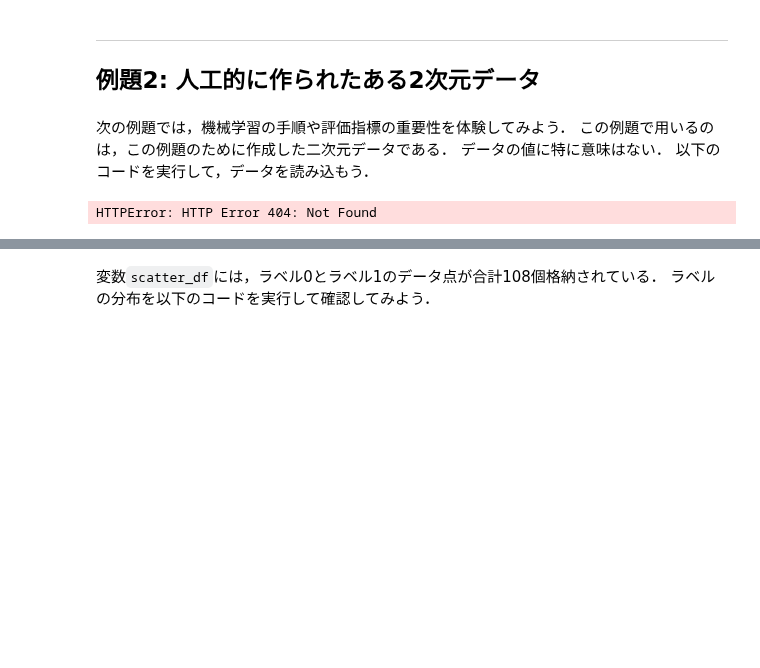
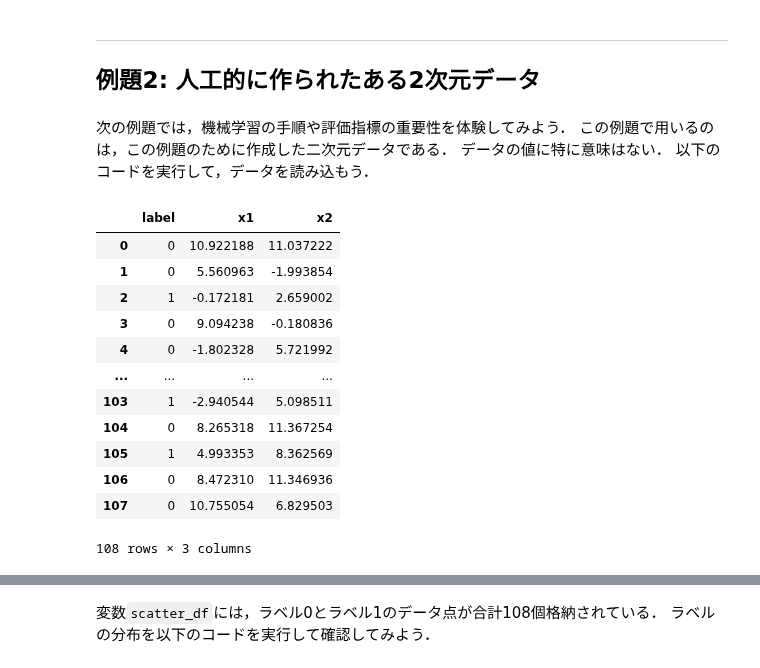
Before and after one commit to hontolab-courses/ml-lecturenote, a Jupyter notebook: content/knn-and-ml-flow.ipynb, the cells around one changed output, grey strips where cells are left out. Cells and saved outputs as stored; diff of their text form; code cells hidden in the pictures; blank space fills up the shorter version.

```diff
--- a/content/knn-and-ml-flow.ipynb
+++ b/content/knn-and-ml-flow.ipynb
@@ -255,11 +249,23 @@ for _ in range(3):
 データの値に特に意味はない．
 以下のコードを実行して，データを読み込もう．
 # %%
-url = "https://raw.githubusercontent.com/hontolab-courses/ml-lecturenote/main/data/imbalanced-data.tsv"
+url = "https://raw.githubusercontent.com/hontolab-courses/ml-lecturenote/refs/heads/main/content/data/imbalanced-data.tsv"
 scatter_df = pd.read_table(url, header=0, sep='\t')
 scatter_df
 # %% [output]
+|  | label | x1 | x2 |
+| 0 | 0 | 10.922188 | 11.037222 |
+| 1 | 0 | 5.560963 | -1.993854 |
+| 2 | 1 | -0.172181 | 2.659002 |
+| 3 | 0 | 9.094238 | -0.180836 |
+| 4 | 0 | -1.802328 | 5.721992 |
+| ... | ... | ... | ... |
+| 103 | 1 | -2.940544 | 5.098511 |
+| 104 | 0 | 8.265318 | 11.367254 |
+| 105 | 1 | 4.993353 | 8.362569 |
+| 106 | 0 | 8.472310 | 11.346936 |
+| 107 | 0 | 10.755054 | 6.829503 |
-HTTPError: HTTP Error 404: Not Found
+108 rows × 3 columns
 # %%
 sns.scatterplot(x='x1', y='x2', hue='label', data=scatter_df)
 plt.show()
```
Also changed, not shown: parts of 31 cells of this notebook, 1 other file.
